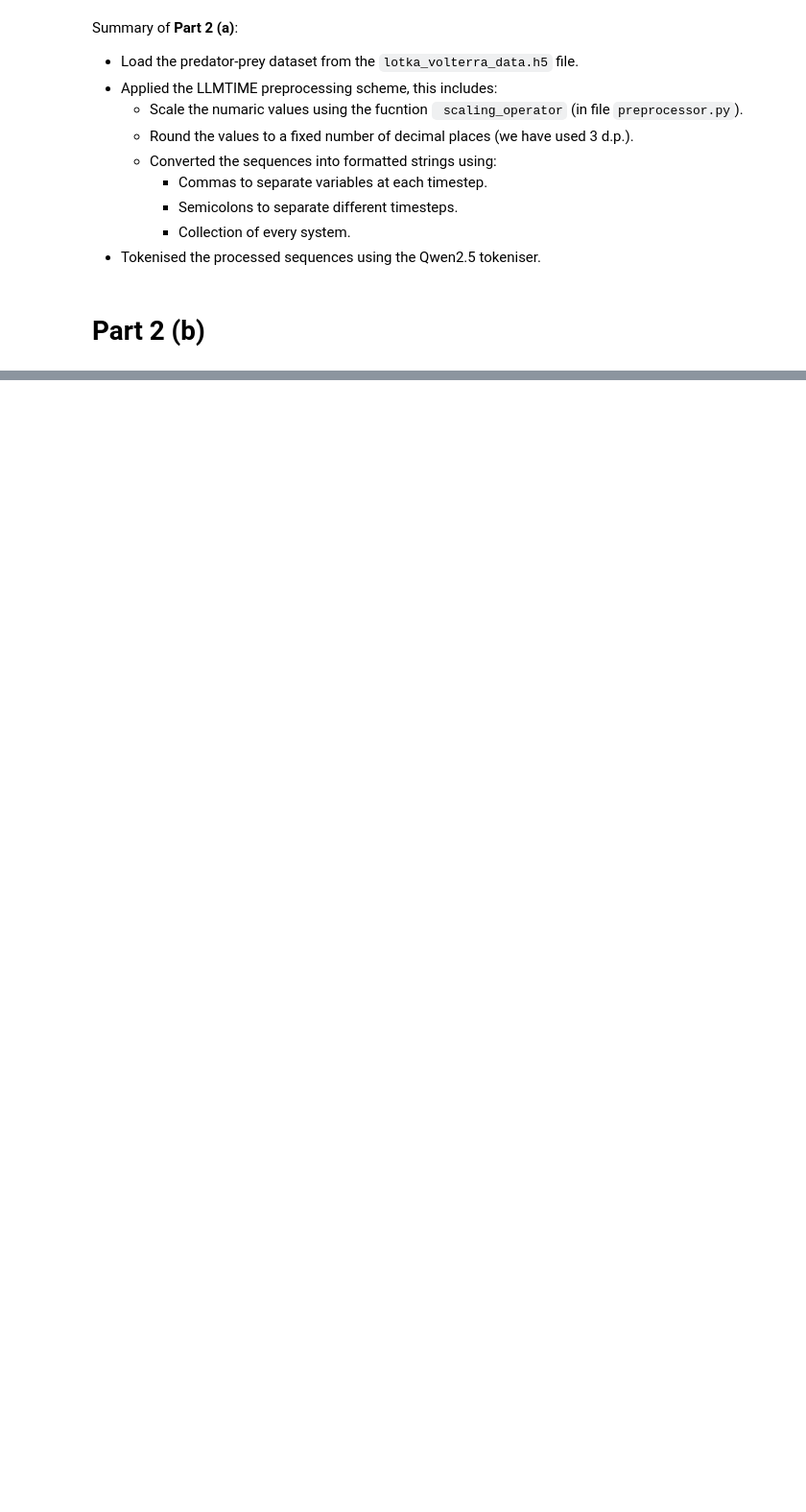
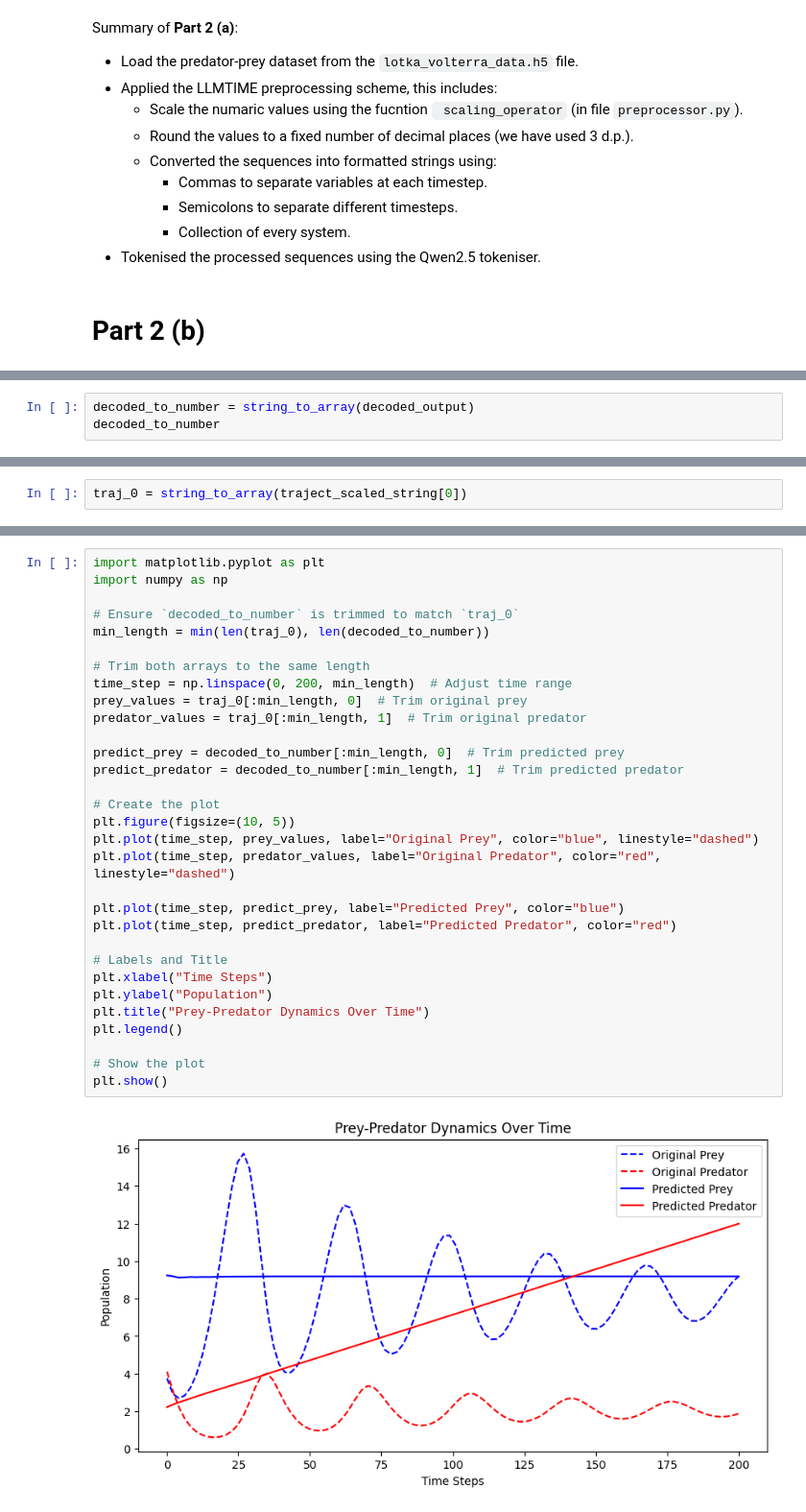
Before and after one commit to MatteoMancini01/M2_Cw, a Jupyter notebook: notebook.ipynb, the cells around one changed output, grey strips where cells are left out. Shown at 96% size. Cells and saved outputs as stored; diff of their text form; blank space fills up the shorter version.

Commit message:
Started working on part b, realised that my string_to_array function was incompleate, assuming that I would get predicted pairs all the time

```diff
--- a/notebook.ipynb
+++ b/notebook.ipynb
@@ -398,0 +484,3 @@ Summary of <b>Part 2 (a)</b>:
+# %%
+decoded_to_number = string_to_array(decoded_output)
+decoded_to_number
@@ -398,0 +505,2 @@ Summary of <b>Part 2 (a)</b>:
+# %%
+traj_0 = string_to_array(traject_scaled_string[0])
@@ -398,0 +517,33 @@ Summary of <b>Part 2 (a)</b>:
+# %%
+import matplotlib.pyplot as plt
+import numpy as np
+
+# Ensure `decoded_to_number` is trimmed to match `traj_0`
+min_length = min(len(traj_0), len(decoded_to_number))
+
+# Trim both arrays to the same length
+time_step = np.linspace(0, 200, min_length)  # Adjust time range
+prey_values = traj_0[:min_length, 0]  # Trim original prey
+predator_values = traj_0[:min_length, 1]  # Trim original predator
+
+predict_prey = decoded_to_number[:min_length, 0]  # Trim predicted prey
+predict_predator = decoded_to_number[:min_length, 1]  # Trim predicted predator
+
+# Create the plot
+plt.figure(figsize=(10, 5))
+plt.plot(time_step, prey_values, label="Original Prey", color="blue", linestyle="dashed")
+plt.plot(time_step, predator_values, label="Original Predator", color="red", linestyle="dashed")
+
+plt.plot(time_step, predict_prey, label="Predicted Prey", color="blue")
+plt.plot(time_step, predict_predator, label="Predicted Predator", color="red")
+
+# Labels and Title
+plt.xlabel("Time Steps")
+plt.ylabel("Population")
+plt.title("Prey-Predator Dynamics Over Time")
+plt.legend()
+
+# Show the plot
+plt.show()
+# %% [output]
+[figure, added]
```
Also changed, not shown: parts of 10 cells of this notebook, 1 other file.
